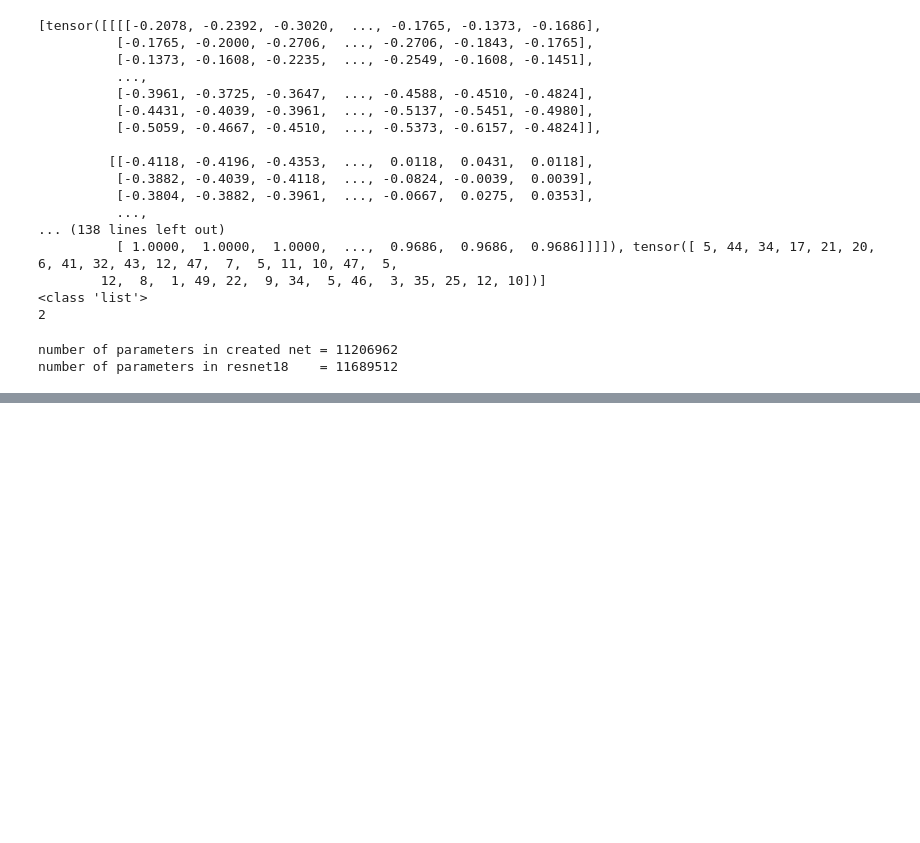
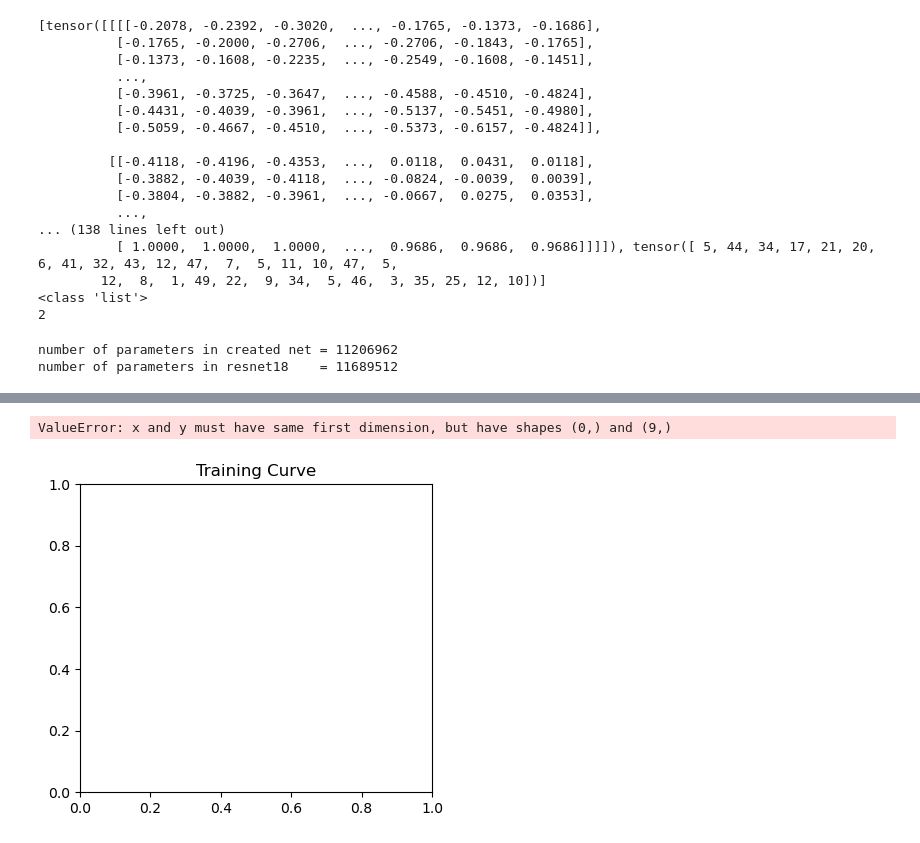
Before and after one commit to milosz-l/SSNE, a Jupyter notebook: lab7_miniprojekt3/m_miniprojekt3.ipynb, the cells around one changed output, grey strips where cells are left out. Cells and saved outputs as stored; diff of their text form; code cells hidden in the pictures; blank space fills up the shorter version.

```diff
--- a/lab7_miniprojekt3/m_miniprojekt3.ipynb
+++ b/lab7_miniprojekt3/m_miniprojekt3.ipynb
@@ -457,6 +465,27 @@ print(f'number of parameters in resnet18    = {number_of_parameters()}')
 # %% [output]
 number of parameters in created net = 11206962
 number of parameters in resnet18    = 11689512
+# %%
+def plot_results(epochs, losses, train_acc, val_acc):
+    # plotting
+    plt.figure(figsize=(10,4))
+    plt.subplot(1,2,1)
+    plt.title("Training Curve")
+    plt.plot(epochs, losses, label="Train")
+    plt.xlabel("Iterations")
+    plt.ylabel("Loss")
+
+    plt.subplot(1,2,2)
+    plt.title("Training Curve")
+    plt.plot(epochs, train_acc, label="Train")
+    plt.plot(epochs, val_acc, label="Validation")
+    plt.xlabel("Iterations")
+    plt.ylabel("Training Accuracy")
+    plt.legend(loc='best')
+    plt.show()
+
+    print("Final Training Accuracy: {}".format(train_acc[-1]))
+    print("Final Validation Accuracy: {}".format(val_acc[-1]))
 # %%
 def get_accuracy(val_dataloader=val_dataloader):
     # copy and create new get_accuracy() func - per class
@@ -484,7 +513,7 @@ def get_accuracy(val_dataloader=val_dataloader):
 import torch.optim as optim
 
 criterion = nn.CrossEntropyLoss()
-optimizer = optim.Adam(net.parameters(), lr=0.01, weight_decay=0.001)
+optimizer = optim.Adam(net.parameters(), lr=0.01)   # TODO: try to add very small weight_decay
 # %%
 %%time
 
@@ -527,9 +556,15 @@ for epoch in range(NUM_EPOCHS):
     new_train_acc = train_correct_count / train_data_len
     train_acc.append(new_train_acc)
 
-    print(f'epoch {epoch} train accuracy = {new_train_acc}, val_accuracy = {get_accuracy()}')
+    running_loss /= 1000
+    losses.append(running_loss)
+    new_val_acc = get_accuracy()
+    val_acc.append(new_val_acc)
+    epochs.append(epoch+1)
 
-    print(f'[{epoch+1}/{NUM_EPOCHS}] loss: {running_loss/1000}')
+    print(f'epoch {epoch+1} train running accuracy = {new_train_acc}, val_accuracy = {new_val_acc}')
+
+    print(f'[{epoch+1}/{NUM_EPOCHS}] running loss: {running_loss}\n')
     running_loss = 0.0
 
 print('Finished Training')
@@ -557,0 +595,5 @@ validation accuracy = 0.01999545469880104
+# %%
+plot_results(epochs, losses, train_acc, val_acc)
+# %% [output]
+ValueError: x and y must have same first dimension, but have shapes (0,) and (9,)
+[figure, added]
```
Also changed, not shown: parts of 5 cells of this notebook, 2 other files.
